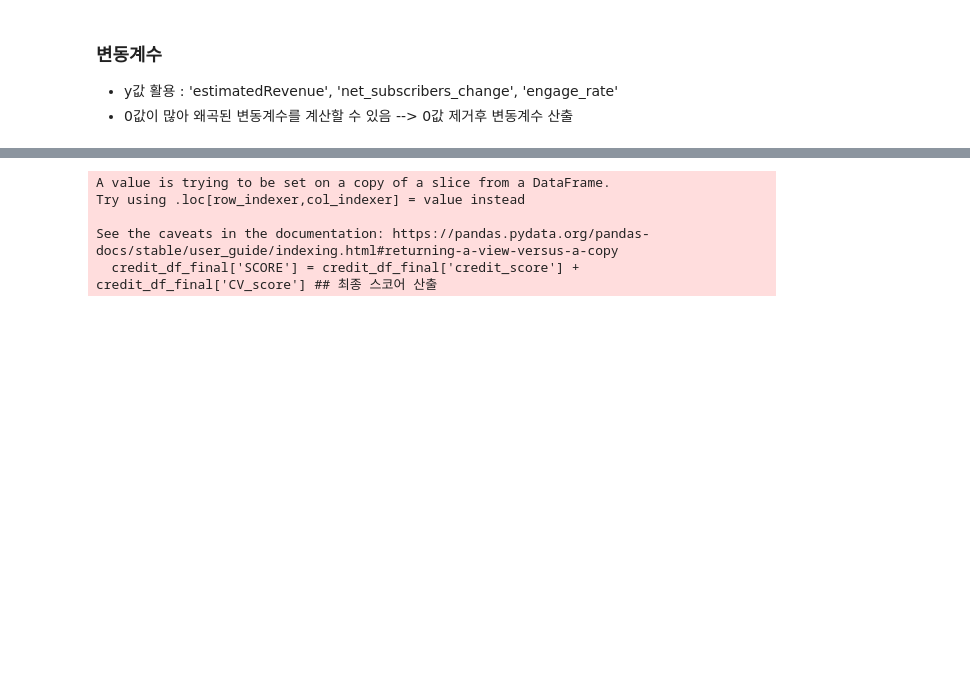
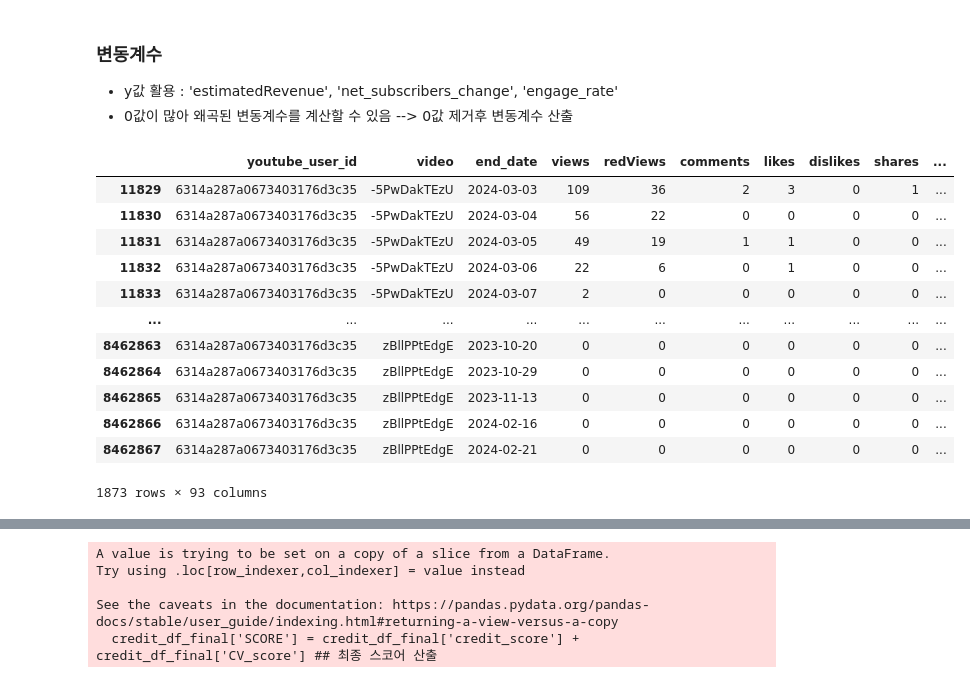
Before and after one commit to kkwann/awake, a Jupyter notebook: 5.Modeling(4).ipynb, the cells around one changed output, grey strips where cells are left out. Saved outputs shown, nothing was run; the diff lists cells and outputs as text; code cells hidden in the pictures; blank space fills up the shorter version.

```diff
--- a/5.Modeling(4).ipynb
+++ b/5.Modeling(4).ipynb
@@ -892,6 +890,22 @@ coefvar_df = youtube_videos.groupby('youtube_user_id')[cv_col].mean().reset_inde
 # 최종 신용평가 테이블
 credit_coef_df = pd.merge(credit_df_fin, coefvar_df, how='left', on='youtube_user_id')
 # credit_df_final = credit_df_final[~credit_df_final['channel_title'].isnull()].reset_index(drop=True)
+# %%
+youtube_videos[youtube_videos['youtube_user_id']=='6314a287a0673403176d3c35']
+# %% [output]
+|  | youtube_user_id | video | end_date | views | redViews | comments | likes | dislikes | shares | ... |
+| 11829 | 6314a287a0673403176d3c35 | -5PwDakTEzU | 2024-03-03 | 109 | 36 | 2 | 3 | 0 | 1 | ... |
+| 11830 | 6314a287a0673403176d3c35 | -5PwDakTEzU | 2024-03-04 | 56 | 22 | 0 | 0 | 0 | 0 | ... |
+| 11831 | 6314a287a0673403176d3c35 | -5PwDakTEzU | 2024-03-05 | 49 | 19 | 1 | 1 | 0 | 0 | ... |
+| 11832 | 6314a287a0673403176d3c35 | -5PwDakTEzU | 2024-03-06 | 22 | 6 | 0 | 1 | 0 | 0 | ... |
+| 11833 | 6314a287a0673403176d3c35 | -5PwDakTEzU | 2024-03-07 | 2 | 0 | 0 | 0 | 0 | 0 | ... |
+| ... | ... | ... | ... | ... | ... | ... | ... | ... | ... | ... |
+| 8462863 | 6314a287a0673403176d3c35 | zBllPPtEdgE | 2023-10-20 | 0 | 0 | 0 | 0 | 0 | 0 | ... |
+| 8462864 | 6314a287a0673403176d3c35 | zBllPPtEdgE | 2023-10-29 | 0 | 0 | 0 | 0 | 0 | 0 | ... |
+| 8462865 | 6314a287a0673403176d3c35 | zBllPPtEdgE | 2023-11-13 | 0 | 0 | 0 | 0 | 0 | 0 | ... |
+| 8462866 | 6314a287a0673403176d3c35 | zBllPPtEdgE | 2024-02-16 | 0 | 0 | 0 | 0 | 0 | 0 | ... |
+| 8462867 | 6314a287a0673403176d3c35 | zBllPPtEdgE | 2024-02-21 | 0 | 0 | 0 | 0 | 0 | 0 | ... |
+1873 rows × 93 columns
 # %%
 credit_coef_df.sort_values('credit_score',ascending=False)
 # %% [output]
```
Also changed, not shown: parts of 21 cells of this notebook.
